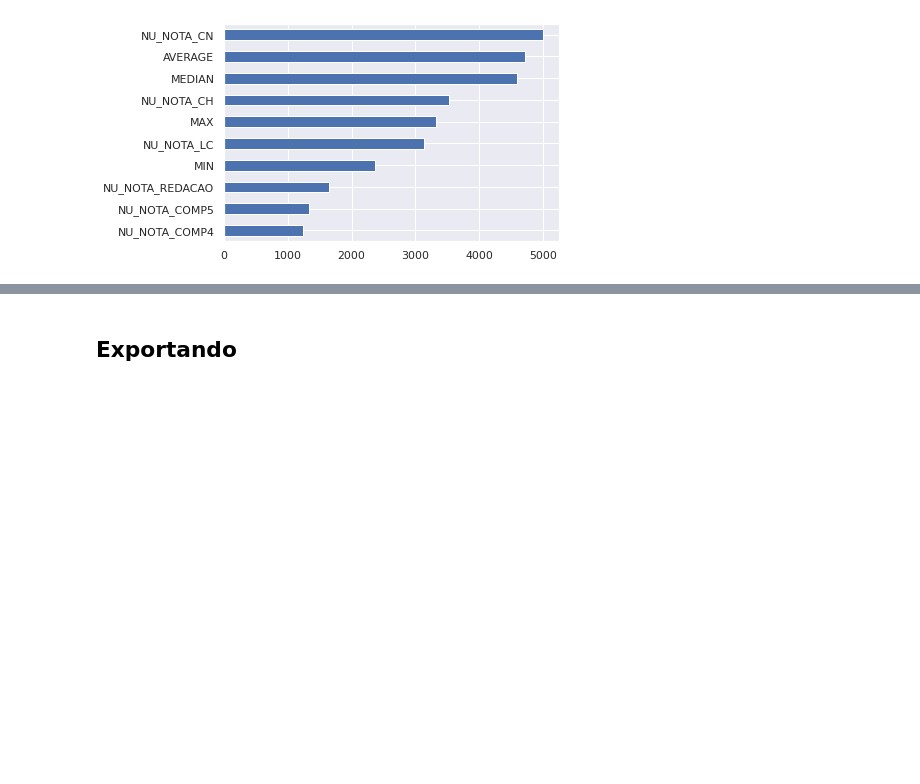
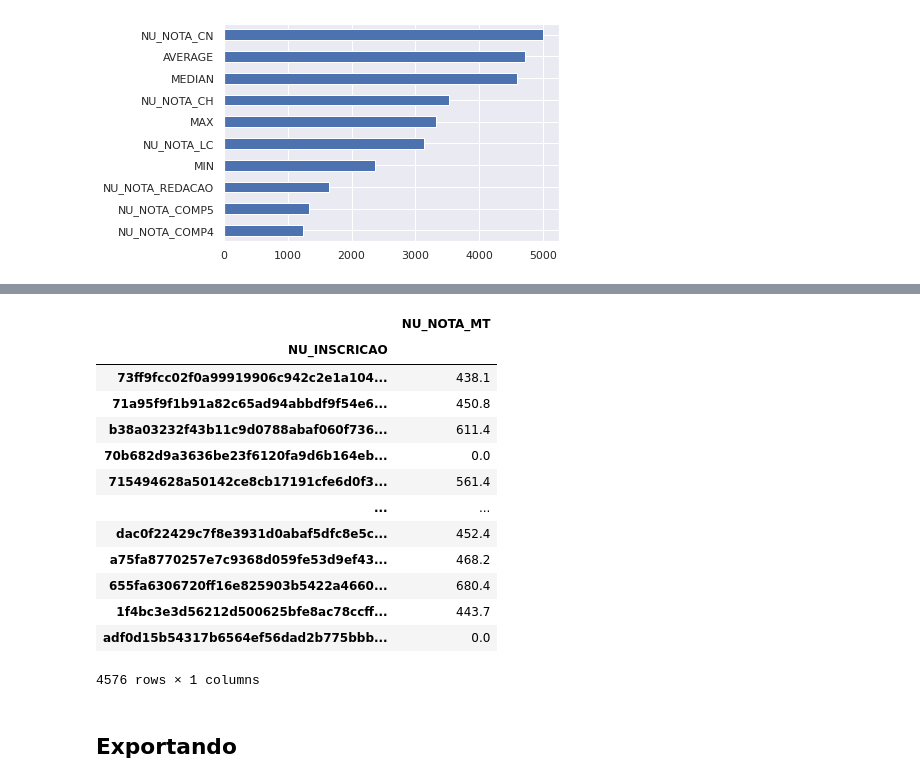
Before and after one commit to LucasDatilioCarderelli/Codenation, a Jupyter notebook: Codenation.ipynb, the cells around one changed output, grey strips where cells are left out. Drawn from its saved outputs; the diff is of its cells as text; code cells hidden in the pictures; blank space fills up the shorter version.

```diff
--- a/Codenation.ipynb
+++ b/Codenation.ipynb
@@ -533,0 +595,19 @@ pd.Series(selector.scores_, index=Xtrain.columns).sort_values().tail(10).plot.ba
+# %%
+resp = pd.DataFrame(mdl_pred, index=nu_inscricao)
+resp.columns = ['NU_NOTA_MT']
+resp
+# %% [output]
+|  | NU_NOTA_MT |
+| NU_INSCRICAO |  |
+| 73ff9fcc02f0a99919906c942c2e1a104... | 438.1 |
+| 71a95f9f1b91a82c65ad94abbdf9f54e6... | 450.8 |
+| b38a03232f43b11c9d0788abaf060f736... | 611.4 |
+| 70b682d9a3636be23f6120fa9d6b164eb... | 0.0 |
+| 715494628a50142ce8cb17191cfe6d0f3... | 561.4 |
+| ... | ... |
+| dac0f22429c7f8e3931d0abaf5dfc8e5c... | 452.4 |
+| a75fa8770257e7c9368d059fe53d9ef43... | 468.2 |
+| 655fa6306720ff16e825903b5422a4660... | 680.4 |
+| 1f4bc3e3d56212d500625bfe8ac78ccff... | 443.7 |
+| adf0d15b54317b6564ef56dad2b775bbb... | 0.0 |
+4576 rows × 1 columns
```
Also changed, not shown: parts of 13 cells of this notebook.
